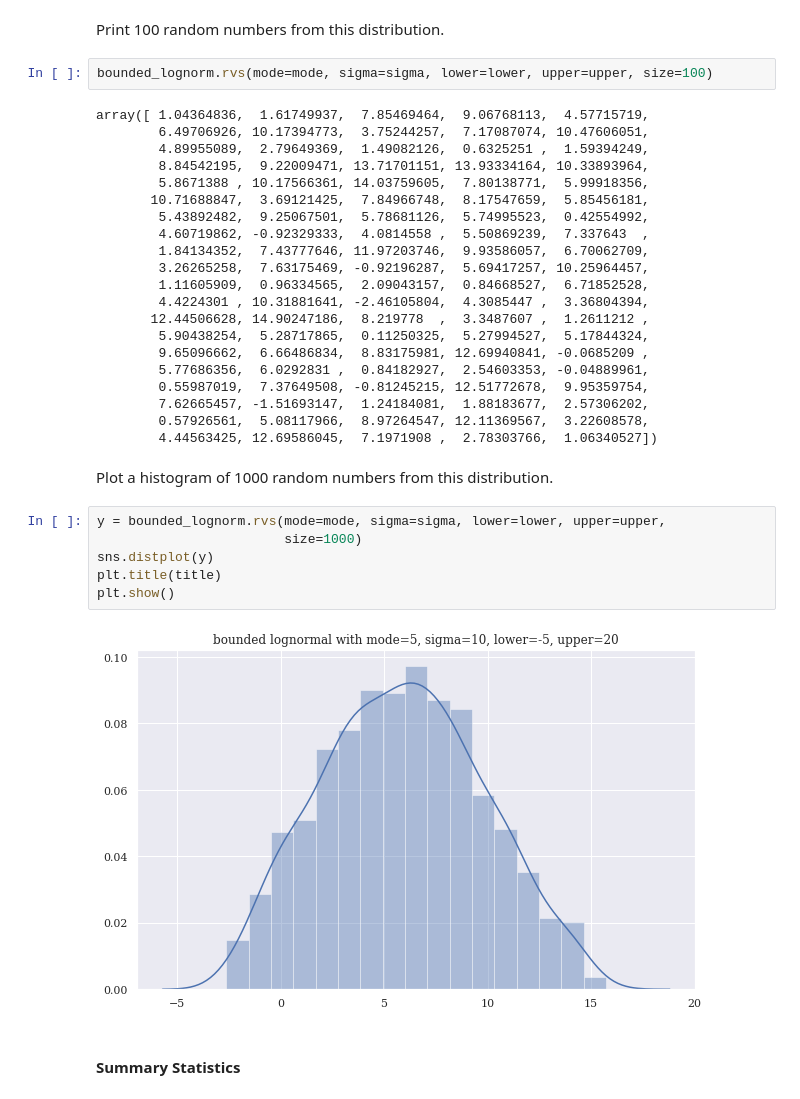
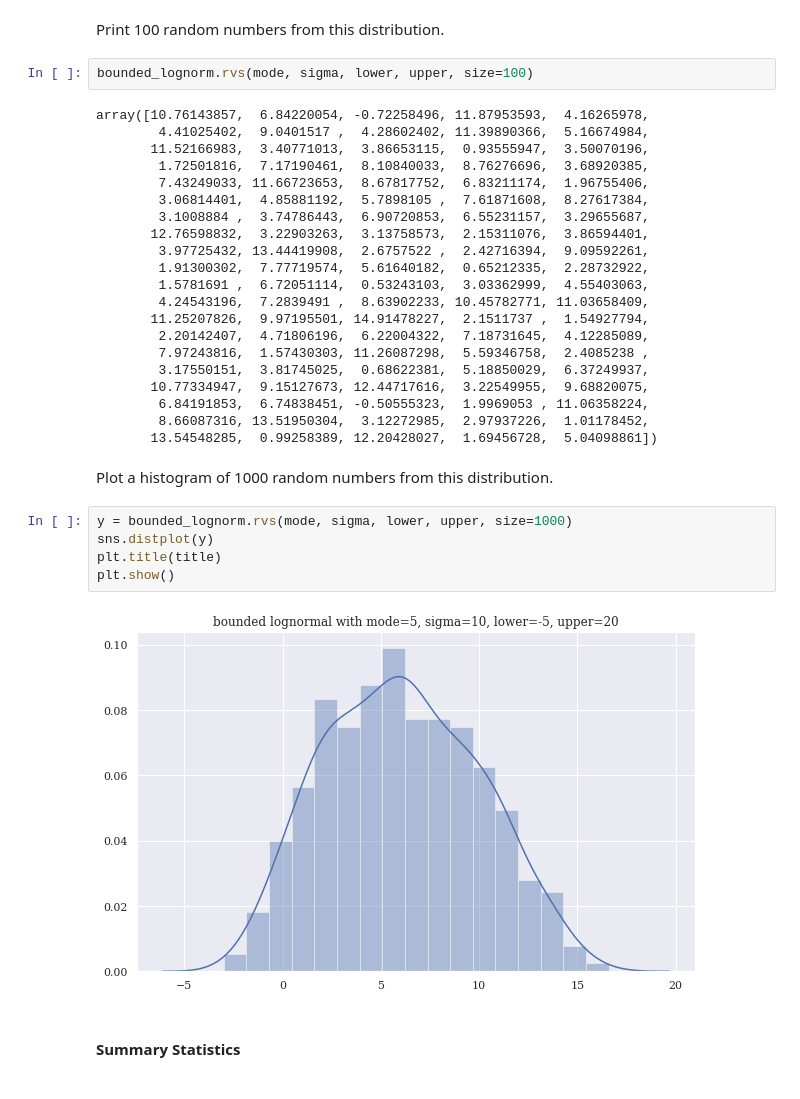
Before and after one commit to tedteske/bounded_lognorm, a Jupyter notebook: bounded_lognorm.ipynb, the cells around one changed output. Cells and saved outputs as stored; diff of their text form.

```diff
--- a/bounded_lognorm.ipynb
+++ b/bounded_lognorm.ipynb
@@ -664,38 +820,37 @@ plt.show()
 # %% [markdown]
 Print 100 random numbers from this distribution.
 # %%
-bounded_lognorm.rvs(mode=mode, sigma=sigma, lower=lower, upper=upper, size=100)
+bounded_lognorm.rvs(mode, sigma, lower, upper, size=100)
 # %% [output]
-array([ 1.04364836,  1.61749937,  7.85469464,  9.06768113,  4.57715719,
-        6.49706926, 10.17394773,  3.75244257,  7.17087074, 10.47606051,
-        4.89955089,  2.79649369,  1.49082126,  0.6325251 ,  1.59394249,
-        8.84542195,  9.22009471, 13.71701151, 13.93334164, 10.33893964,
-        5.8671388 , 10.17566361, 14.03759605,  7.80138771,  5.99918356,
-       10.71688847,  3.69121425,  7.84966748,  8.17547659,  5.85456181,
-        5.43892482,  9.25067501,  5.78681126,  5.74995523,  0.42554992,
-        4.60719862, -0.92329333,  4.0814558 ,  5.50869239,  7.337643  ,
-        1.84134352,  7.43777646, 11.97203746,  9.93586057,  6.70062709,
-        3.26265258,  7.63175469, -0.92196287,  5.69417257, 10.25964457,
-        1.11605909,  0.96334565,  2.09043157,  0.84668527,  6.71852528,
-        4.4224301 , 10.31881641, -2.46105804,  4.3085447 ,  3.36804394,
-       12.44506628, 14.90247186,  8.219778  ,  3.3487607 ,  1.2611212 ,
-        5.90438254,  5.28717865,  0.11250325,  5.27994527,  5.17844324,
-        9.65096662,  6.66486834,  8.83175981, 12.69940841, -0.0685209 ,
-        5.77686356,  6.0292831 ,  0.84182927,  2.54603353, -0.04889961,
-        0.55987019,  7.37649508, -0.81245215, 12.51772678,  9.95359754,
-        7.62665457, -1.51693147,  1.24184081,  1.88183677,  2.57306202,
-        0.57926561,  5.08117966,  8.97264547, 12.11369567,  3.22608578,
-        4.44563425, 12.69586045,  7.1971908 ,  2.78303766,  1.06340527])
+array([10.76143857,  6.84220054, -0.72258496, 11.87953593,  4.16265978,
+        4.41025402,  9.0401517 ,  4.28602402, 11.39890366,  5.16674984,
+       11.52166983,  3.40771013,  3.86653115,  0.93555947,  3.50070196,
+        1.72501816,  7.17190461,  8.10840033,  8.76276696,  3.68920385,
+        7.43249033, 11.66723653,  8.67817752,  6.83211174,  1.96755406,
+        3.06814401,  4.85881192,  5.7898105 ,  7.61871608,  8.27617384,
+        3.1008884 ,  3.74786443,  6.90720853,  6.55231157,  3.29655687,
+       12.76598832,  3.22903263,  3.13758573,  2.15311076,  3.86594401,
+        3.97725432, 13.44419908,  2.6757522 ,  2.42716394,  9.09592261,
+        1.91300302,  7.77719574,  5.61640182,  0.65212335,  2.28732922,
+        1.5781691 ,  6.72051114,  0.53243103,  3.03362999,  4.55403063,
+        4.24543196,  7.2839491 ,  8.63902233, 10.45782771, 11.03658409,
+       11.25207826,  9.97195501, 14.91478227,  2.1511737 ,  1.54927794,
+        2.20142407,  4.71806196,  6.22004322,  7.18731645,  4.12285089,
+        7.97243816,  1.57430303, 11.26087298,  5.59346758,  2.4085238 ,
+        3.17550151,  3.81745025,  0.68622381,  5.18850029,  6.37249937,
+       10.77334947,  9.15127673, 12.44717616,  3.22549955,  9.68820075,
+        6.84191853,  6.74838451, -0.50555323,  1.9969053 , 11.06358224,
+        8.66087316, 13.51950304,  3.12272985,  2.97937226,  1.01178452,
+       13.54548285,  0.99258389, 12.20428027,  1.69456728,  5.04098861])
 # %% [markdown]
 Plot a histogram of 1000 random numbers from this distribution.
 # %%
-y = bounded_lognorm.rvs(mode=mode, sigma=sigma, lower=lower, upper=upper,
-                        size=1000)
+y = bounded_lognorm.rvs(mode, sigma, lower, upper, size=1000)
 sns.distplot(y)
 plt.title(title)
 plt.show()
 # %% [output]
-[figure, old version]
+[figure, new version]
 # %% [markdown]
 #### Summary Statistics
 # %% [markdown]
```
Also changed, not shown: parts of 46 cells of this notebook.
